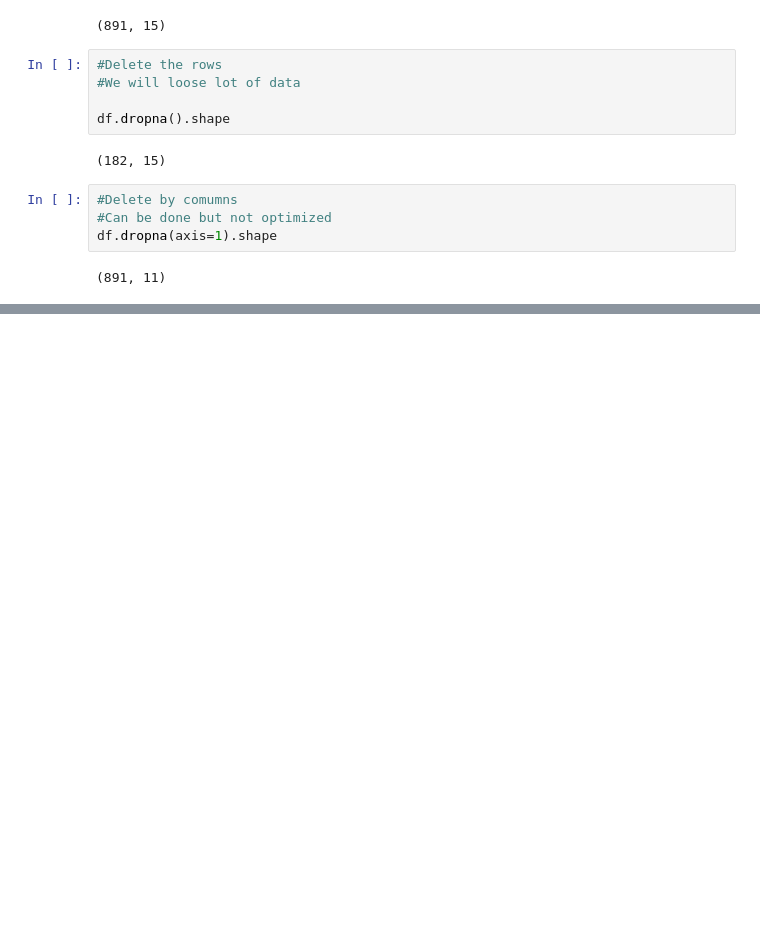
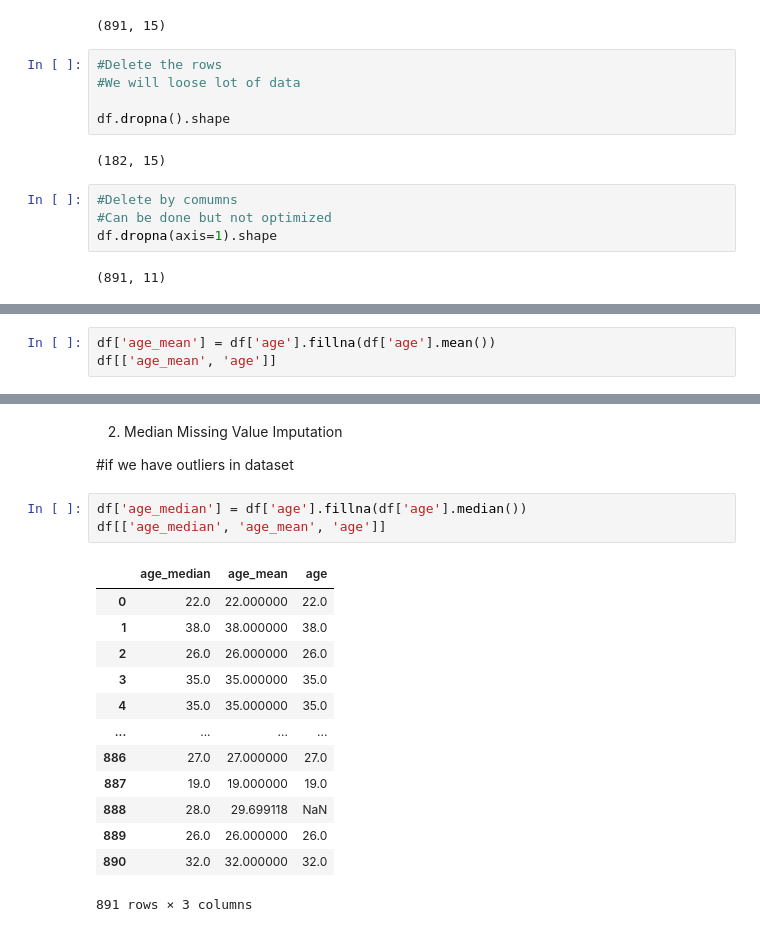
Before and after one commit to Onix284/Feature-Engineering, a Jupyter notebook: HandlingMissingValues.ipynb, the cells around one changed output, grey strips where cells are left out. Cells and saved outputs as stored; diff of their text form; blank space fills up the shorter version.

```diff
--- a/HandlingMissingValues.ipynb
+++ b/HandlingMissingValues.ipynb
@@ -53,0 +66,3 @@ df.dropna(axis=1).shape
+# %%
+df['age_mean'] = df['age'].fillna(df['age'].mean())
+df[['age_mean', 'age']]
@@ -53,0 +83,21 @@ df.dropna(axis=1).shape
+# %% [markdown]
+2. Median Missing Value Imputation
+
+#if we have outliers in dataset
+# %%
+df['age_median'] = df['age'].fillna(df['age'].median())
+df[['age_median', 'age_mean', 'age']]
+# %% [output]
+|  | age_median | age_mean | age |
+| 0 | 22.0 | 22.000000 | 22.0 |
+| 1 | 38.0 | 38.000000 | 38.0 |
+| 2 | 26.0 | 26.000000 | 26.0 |
+| 3 | 35.0 | 35.000000 | 35.0 |
+| 4 | 35.0 | 35.000000 | 35.0 |
+| ... | ... | ... | ... |
+| 886 | 27.0 | 27.000000 | 27.0 |
+| 887 | 19.0 | 19.000000 | 19.0 |
+| 888 | 28.0 | 29.699118 | NaN |
+| 889 | 26.0 | 26.000000 | 26.0 |
+| 890 | 32.0 | 32.000000 | 32.0 |
+891 rows × 3 columns
```
Also changed, not shown: parts of 7 cells of this notebook, 1 other file.
